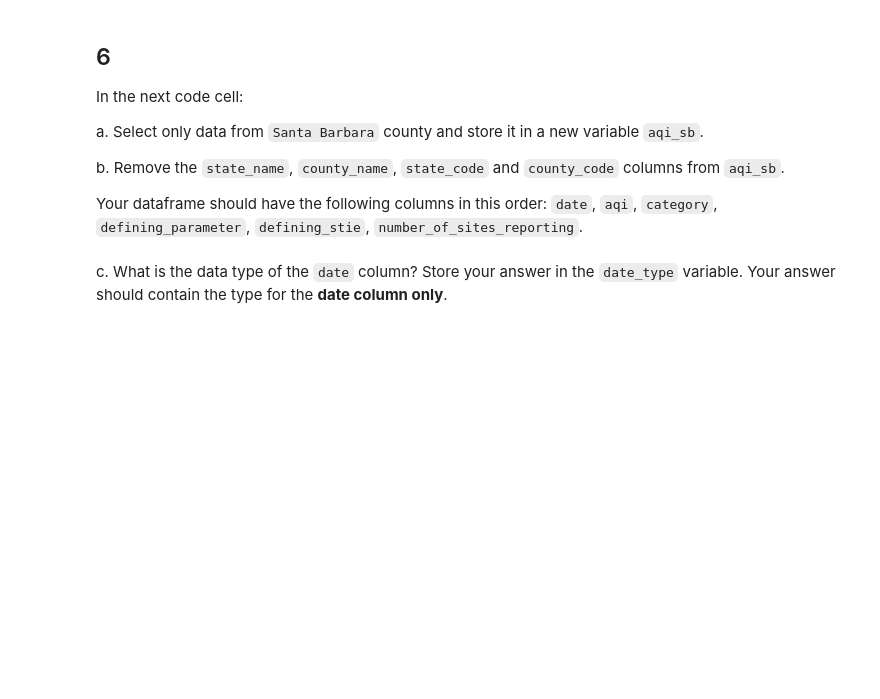
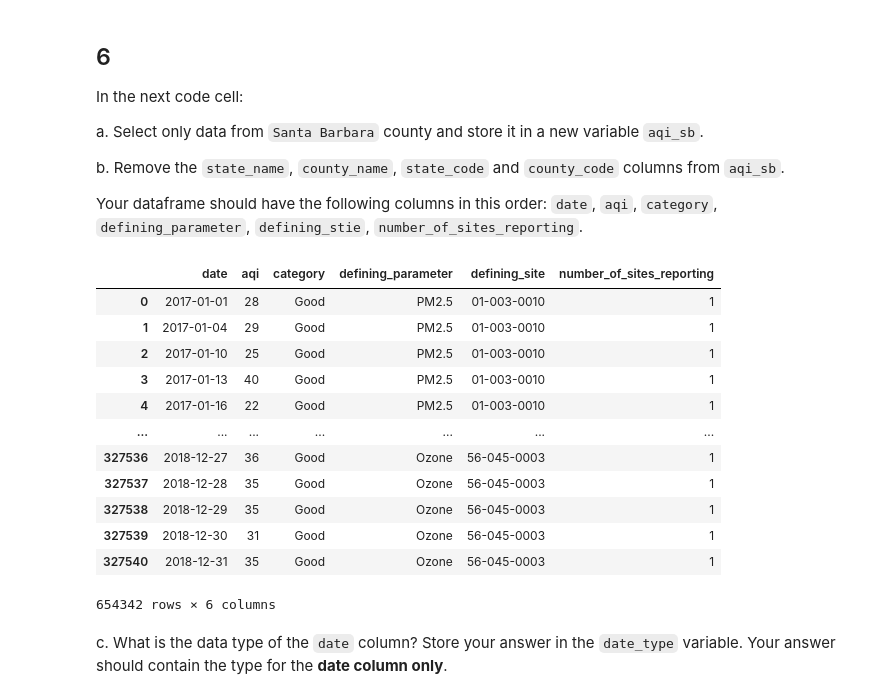
Before and after one commit to mmyiv/eds220-hwk2, a Jupyter notebook: hwk2-task3-aqi.ipynb, the cells around one changed output. Drawn from its saved outputs; the diff is of its cells as text; code cells hidden in the pictures; blank space fills up the shorter version.

```diff
--- a/hwk2-task3-aqi.ipynb
+++ b/hwk2-task3-aqi.ipynb
@@ -217,3 +213,26 @@ aqi_sb
+# %%
+# Filter data to Santa Barbara County
+aqi_sb = aqi[aqi['county_name']=='Santa Barbara']
+
+# Drop columns from data: State and county name and code
+aqi_sb = aqi.drop(columns=['state_name', 'county_name', 'state_code','county_code'])
+
+# View changes
+aqi_sb
+# %% [output]
+|  | date | aqi | category | defining_parameter | defining_site | number_of_sites_reporting |
+| 0 | 2017-01-01 | 28 | Good | PM2.5 | 01-003-0010 | 1 |
+| 1 | 2017-01-04 | 29 | Good | PM2.5 | 01-003-0010 | 1 |
+| 2 | 2017-01-10 | 25 | Good | PM2.5 | 01-003-0010 | 1 |
+| 3 | 2017-01-13 | 40 | Good | PM2.5 | 01-003-0010 | 1 |
+| 4 | 2017-01-16 | 22 | Good | PM2.5 | 01-003-0010 | 1 |
+| ... | ... | ... | ... | ... | ... | ... |
+| 327536 | 2018-12-27 | 36 | Good | Ozone | 56-045-0003 | 1 |
+| 327537 | 2018-12-28 | 35 | Good | Ozone | 56-045-0003 | 1 |
+| 327538 | 2018-12-29 | 35 | Good | Ozone | 56-045-0003 | 1 |
+| 327539 | 2018-12-30 | 31 | Good | Ozone | 56-045-0003 | 1 |
+| 327540 | 2018-12-31 | 35 | Good | Ozone | 56-045-0003 | 1 |
+654342 rows × 6 columns
 # %% [markdown]
 <!-- END QUESTION -->
 
```
Also changed, not shown: parts of 5 cells of this notebook.
